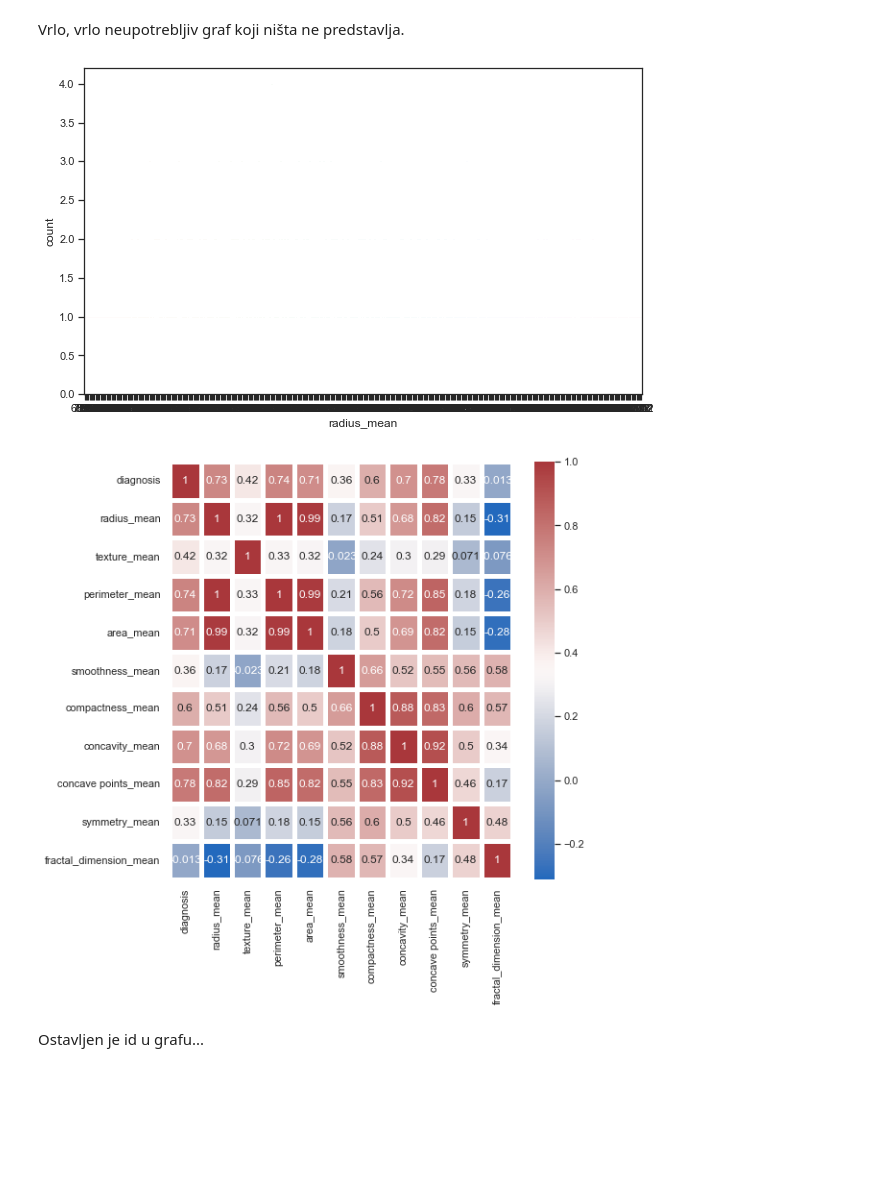
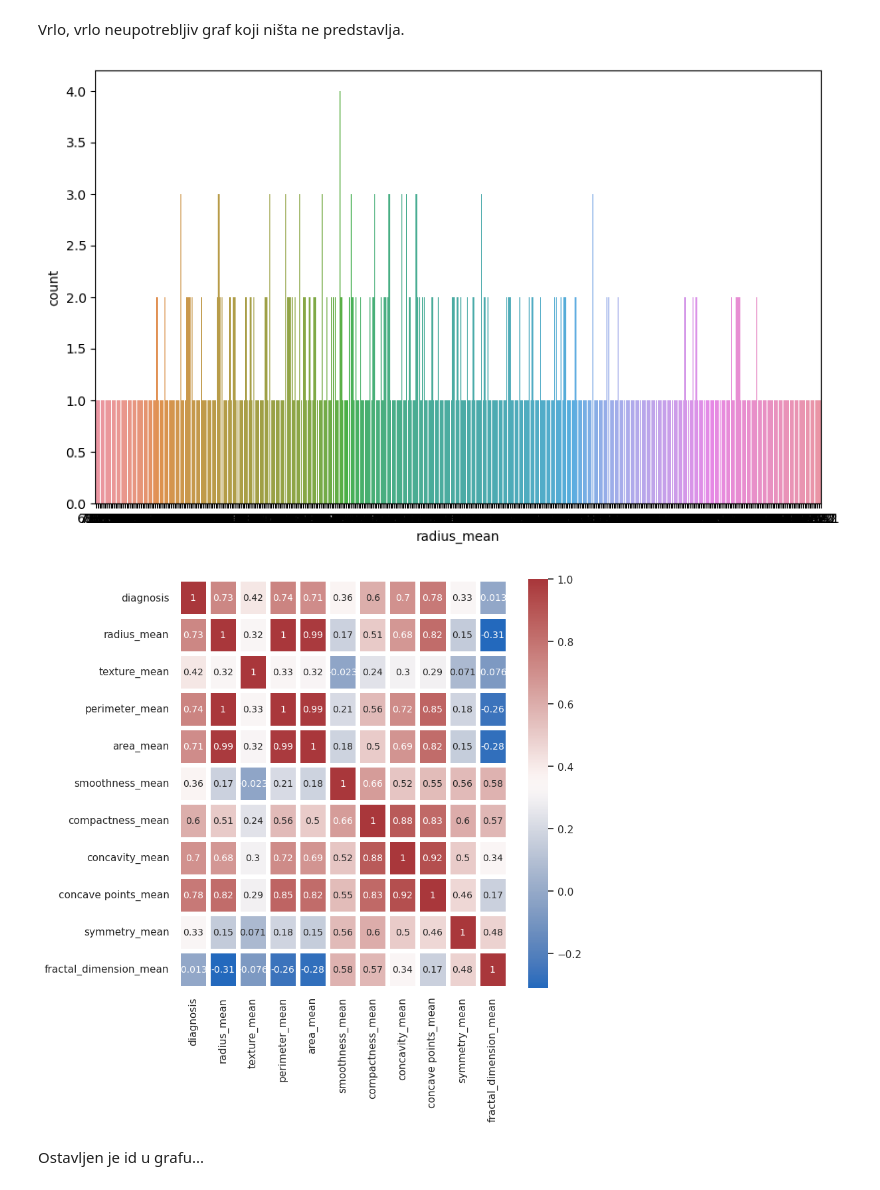
Before and after one commit to MCubek/DataScienceProject, a Jupyter notebook: breastCancerProject.ipynb, the cells around one changed output. Cells and saved outputs as stored; diff of their text form; code cells hidden in the pictures; blank space fills up the shorter version.

Commit message:
Fix sns theme issue

```diff
--- a/breastCancerProject.ipynb
+++ b/breastCancerProject.ipynb
@@ -24,14 +24,18 @@ plt.show()
 # %% [markdown]
 Vrlo, vrlo neupotrebljiv graf koji ništa ne predstavlja.
 # %%
+#Reset theme to default
+import matplotlib as mpl
+mpl.rcParams.update(mpl.rcParamsDefault)
+
 plt.figure(figsize=(10, 6))
 sns.countplot(X['radius_mean'])
 
 plt.xlabel('radius_mean')
 plt.ylabel('count')
 plt.show()
 # %% [output]
-[figure, old version]
+[figure, new version]
 # %%
 sns.set_theme(style='white')
 
@@ -43,7 +47,7 @@ sns.heatmap(corr, linewidths=5, annot=True, cmap='vlag')
 
 plt.show()
 # %% [output]
-[figure, old version]
+[figure, new version]
 # %% [markdown]
 Ostavljen je id u grafu...
 # %%
```
Also changed, not shown: parts of 10 cells of this notebook.
